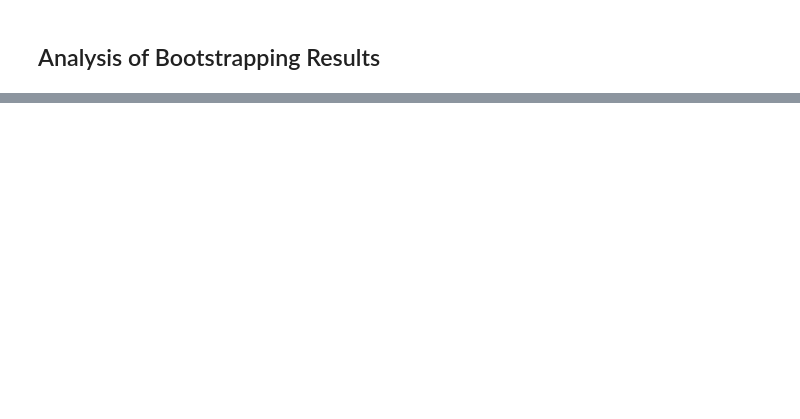
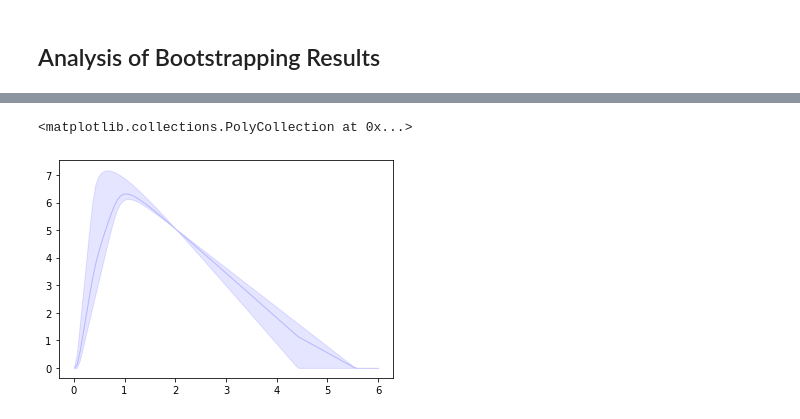
Before and after one commit to sys-bio/SBstoat, a Jupyter notebook: examples/virus/virus_analysis.ipynb, the cells around one changed output, grey strips where cells are left out. Drawn from its saved outputs; the diff is of its cells as text; code cells hidden in the pictures; blank space fills up the shorter version.

```diff
--- a/examples/virus/virus_analysis.ipynb
+++ b/examples/virus/virus_analysis.ipynb
@@ -299,0 +319,17 @@ _ = plt.suptitle("Bootstrap Parameter Estimates With 1-Standard Deviation Error
+# %%
+# Area plots
+fitter= fitters[1]
+statistic = fitter.bootstrapResult.simulate(numPoint=100, numSample=100)
+ts = statistic.meanTS
+tsLow = statistic.percentileDct[5]
+tsHigh = statistic.percentileDct[95]
+if False:
+    plt.plot(tsHigh[TIME], tsLow[VIRUS])
+    plt.plot(ts[TIME], ts[VIRUS])
+    plt.plot(tsHigh[TIME], tsHigh[VIRUS])
+fig, ax = plt.subplots(1)
+ax.fill_between(ts[TIME], ts[VIRUS], tsHigh[VIRUS], alpha=0.1, color="blue")
+ax.fill_between(ts[TIME], ts[VIRUS], tsLow[VIRUS], alpha=0.1, color="blue")
+# %% [output]
+<matplotlib.collections.PolyCollection at 0x...>
+[figure, added]
```
Also changed, not shown: parts of 3 cells of this notebook, 8 other files.
